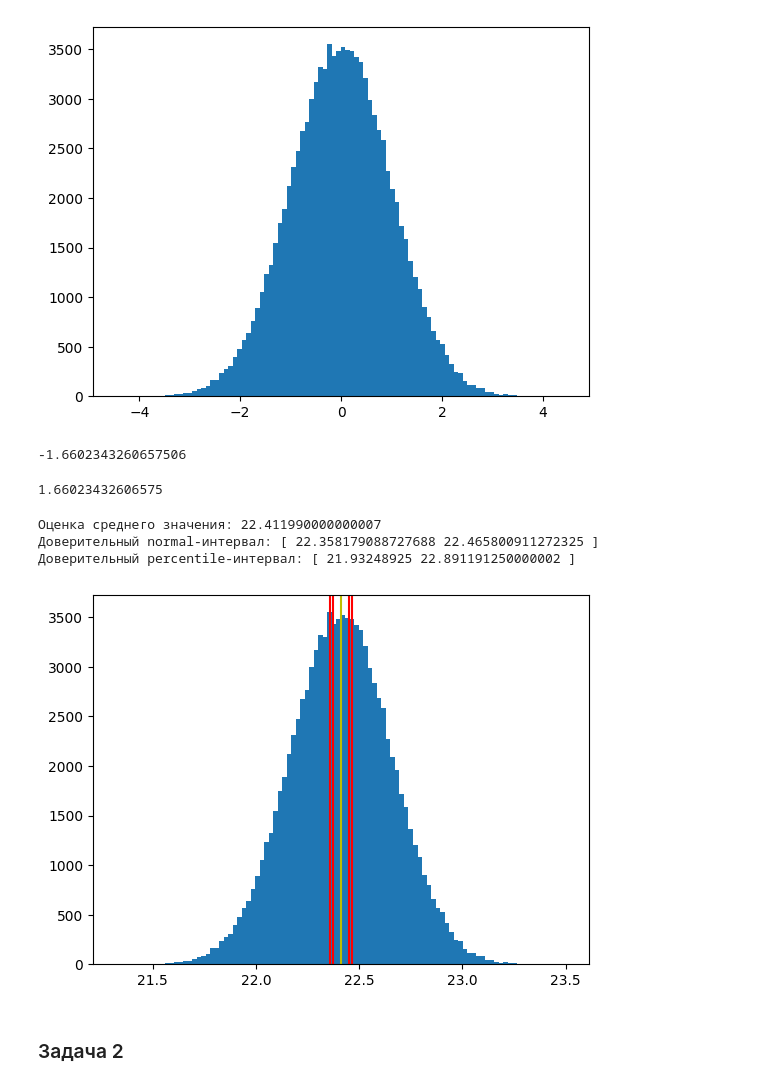
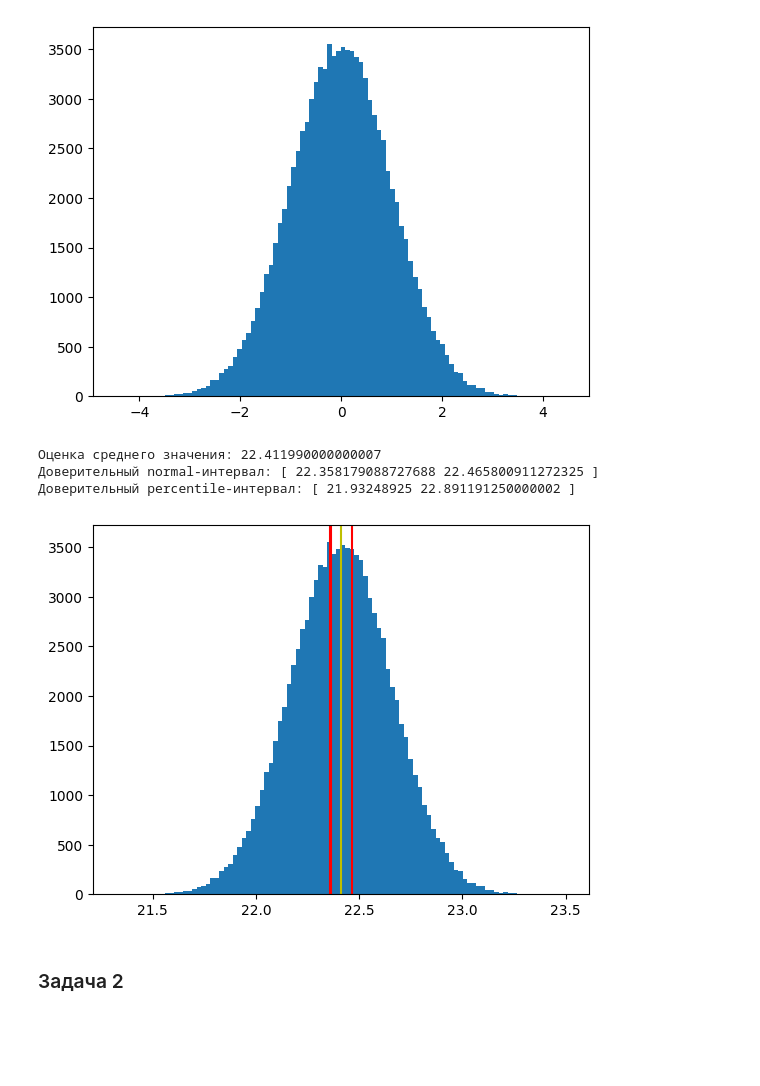
Before and after one commit to ChingisBadmaev/credit_score, a Jupyter notebook: hw_1/HW 1 bootstrap.ipynb, the cells around one changed output. Drawn from its saved outputs; the diff is of its cells as text; code cells hidden in the pictures; blank space fills up the shorter version.

```diff
--- a/hw_1/HW 1 bootstrap.ipynb
+++ b/hw_1/HW 1 bootstrap.ipynb
@@ -169,38 +169,30 @@ plt.hist((mean_nissan -  _mean_nissan_) / np.sqrt(_sigma_), bins=100)
          4.46455425]),
  <BarContainer object of 100 artists>)
 [figure]
-# %%
-scipy.stats.t.ppf(0.05, df=100, loc=0, scale=1)
-# %% [output]
--1.6602343260657506
-# %%
-scipy.stats.t.ppf(0.95, df=100, loc=0, scale=1)
-# %% [output]
-1.66023432606575
 # %%
 plt.hist(mean_nissan, bins=100)
 
 alpha = 5
 # наша оценка
 plt.axvline(x=_mean_nissan_, color='y')
 
 # Normal-интервал
 plt.axvline(x=_mean_nissan_ - _z_ * _sigma_, color='r')
 plt.axvline(x=_mean_nissan_ + _z_ * _sigma_, color='r')
 
 # percentile-интервал
-plt.axvline(x=_mean_nissan_ + np.sqrt(_sigma_ / n) * scipy.stats.t.ppf(0.05, df=n - 1, loc=0, scale=1), color='r')
-plt.axvline(x=_mean_nissan_ + np.sqrt(_sigma_ / n) * scipy.stats.t.ppf(0.95, df=n - 1, loc=0, scale=1), color='r')
+plt.axvline(x=_mean_nissan_ + np.sqrt(_sigma_ / n) * scipy.stats.t.ppf((alpha / 2) / 100, df=n - 1, loc=0, scale=1), color='r')
+plt.axvline(x=_mean_nissan_ + np.sqrt(_sigma_ / n) * scipy.stats.t.ppf((1 - alpha / 2) / 100, df=n - 1, loc=0, scale=1), color='r')
 
 
 print('Оценка среднего значения:', _mean_nissan_)
 print('Доверительный normal-интервал:', '[', _mean_nissan_ - _z_ * _sigma_, _mean_nissan_ + _z_ * _sigma_, ']')
 print('Доверительный percentile-интервал:', '[', np.percentile(mean_nissan, alpha / 2), np.percentile(mean_nissan, 100 - alpha / 2), ']')
 # %% [output]
 Оценка среднего значения: 22.411990000000007
 Доверительный normal-интервал: [ 22.358179088727688 22.465800911272325 ]
 Доверительный percentile-интервал: [ 21.93248925 22.891191250000002 ]
-[figure, old version]
+[figure, new version]
 # %% [markdown]
 ### Задача 2
 # %%
```
